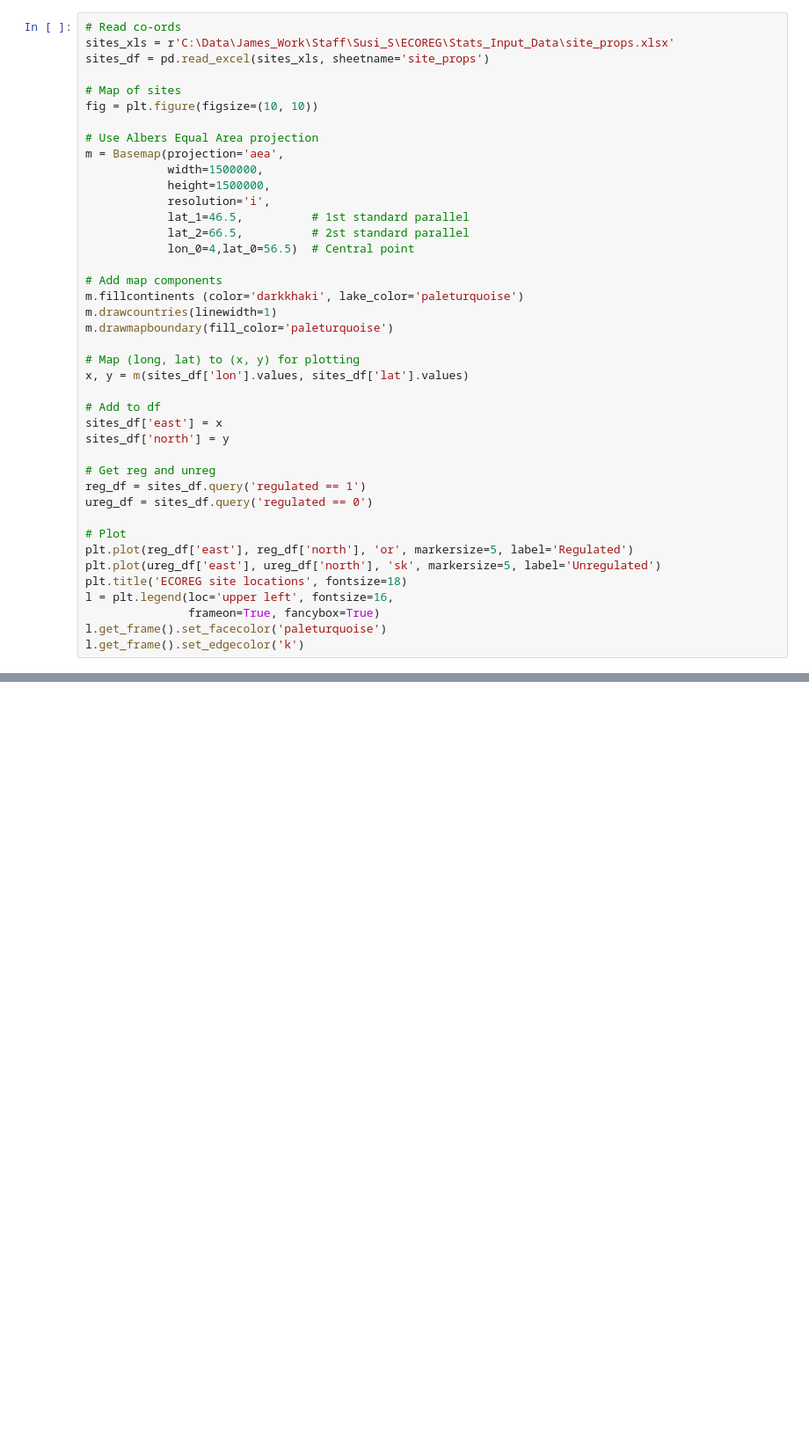
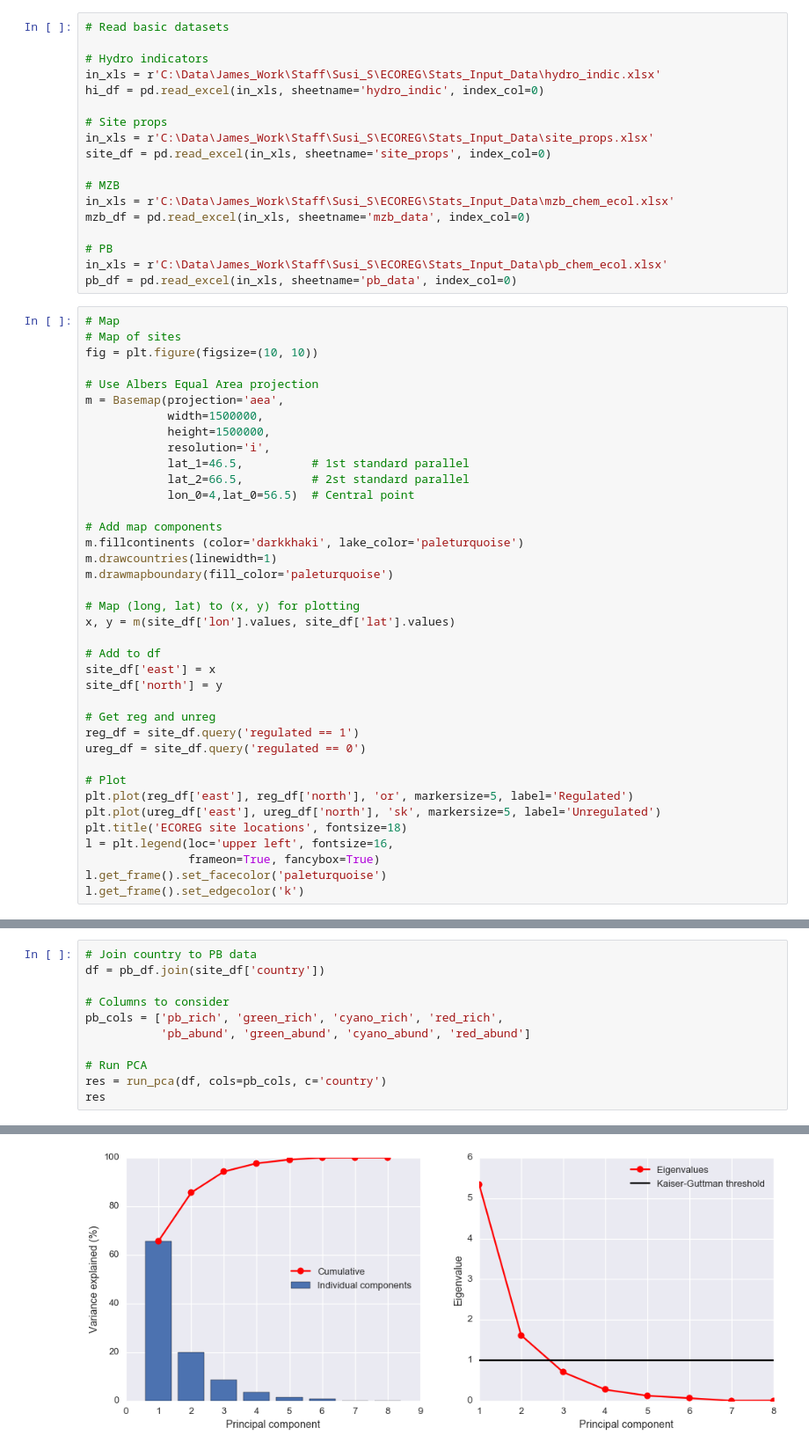
Before and after one commit to JamesSample/ECOREG, a Jupyter notebook: ecoreg_full_analysis_1.ipynb, the cells around one changed output, grey strips where cells are left out. Shown at 88% size. Cells and saved outputs as stored; diff of their text form; blank space fills up the shorter version.

```diff
--- a/ecoreg_full_analysis_1.ipynb
+++ b/ecoreg_full_analysis_1.ipynb
@@ -69,8 +73,23 @@ Our dataset comprises 65 sites in total, of which 33 are classed as "regulated",
+# %%
+# Read basic datasets
+
+# Hydro indicators
+in_xls = r'C:\Data\James_Work\Staff\Susi_S\ECOREG\Stats_Input_Data\hydro_indic.xlsx'
+hi_df = pd.read_excel(in_xls, sheetname='hydro_indic', index_col=0)
+
+# Site props
+in_xls = r'C:\Data\James_Work\Staff\Susi_S\ECOREG\Stats_Input_Data\site_props.xlsx'
+site_df = pd.read_excel(in_xls, sheetname='site_props', index_col=0)
+
+# MZB
+in_xls = r'C:\Data\James_Work\Staff\Susi_S\ECOREG\Stats_Input_Data\mzb_chem_ecol.xlsx'
+mzb_df = pd.read_excel(in_xls, sheetname='mzb_data', index_col=0)
+
+# PB
+in_xls = r'C:\Data\James_Work\Staff\Susi_S\ECOREG\Stats_Input_Data\pb_chem_ecol.xlsx'
+pb_df = pd.read_excel(in_xls, sheetname='pb_data', index_col=0)
 # %%
-# Read co-ords
-sites_xls = r'C:\Data\James_Work\Staff\Susi_S\ECOREG\Stats_Input_Data\site_props.xlsx'
-sites_df = pd.read_excel(sites_xls, sheetname='site_props')
-
+# Map
 # Map of sites
 fig = plt.figure(figsize=(10, 10))
 
@@ -89,15 +108,15 @@ m.drawcountries(linewidth=1)
 m.drawmapboundary(fill_color='paleturquoise')
 
 # Map (long, lat) to (x, y) for plotting
-x, y = m(sites_df['lon'].values, sites_df['lat'].values)
+x, y = m(site_df['lon'].values, site_df['lat'].values)
 
 # Add to df
-sites_df['east'] = x
-sites_df['north'] = y
+site_df['east'] = x
+site_df['north'] = y
 
 # Get reg and unreg
-reg_df = sites_df.query('regulated == 1')
-ureg_df = sites_df.query('regulated == 0')
+reg_df = site_df.query('regulated == 1')
+ureg_df = site_df.query('regulated == 0')
 
 # Plot
 plt.plot(reg_df['east'], reg_df['north'], 'or', markersize=5, label='Regulated')
@@ -164,0 +202,12 @@ We have a large number of ecological metrics (both for PB and MZB), together wit
+# %%
+# Join country to PB data
+df = pb_df.join(site_df['country'])
+
+# Columns to consider
+pb_cols = ['pb_rich', 'green_rich', 'cyano_rich', 'red_rich',
+           'pb_abund', 'green_abund', 'cyano_abund', 'red_abund']
+
+# Run PCA
+res = run_pca(df, cols=pb_cols, c='country')
+res
+# %% [output]
@@ -164,0 +219 @@ We have a large number of ecological metrics (both for PB and MZB), together wit
+[figure, added]
```
Also changed, not shown: parts of 7 cells of this notebook, 1 other file.
